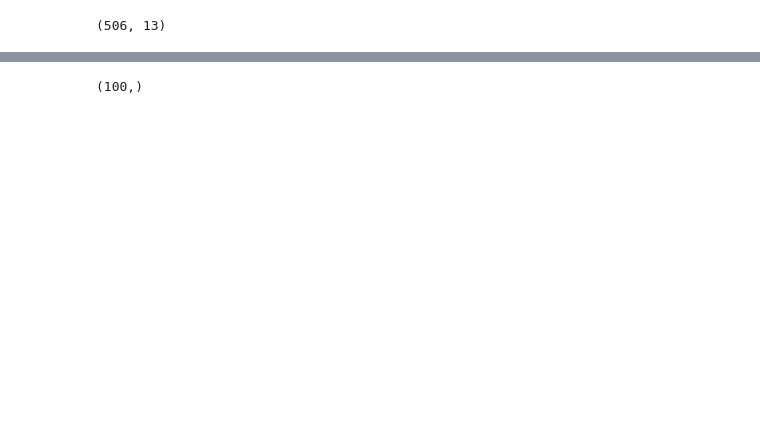
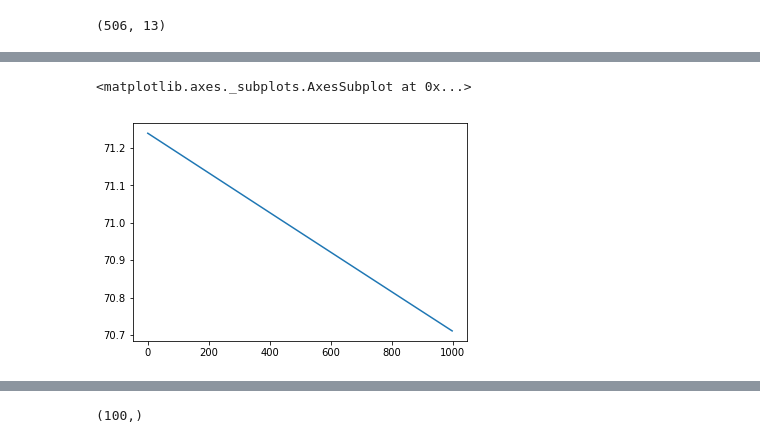
Before and after one commit to nauman-chaudhary/LinearRegression, a Jupyter notebook: MLR-Copy1.ipynb, the cells around one changed output, grey strips where cells are left out. Saved outputs shown, nothing was run; the diff lists cells and outputs as text; code cells hidden in the pictures; blank space fills up the shorter version.

```diff
--- a/MLR-Copy1.ipynb
+++ b/MLR-Copy1.ipynb
@@ -123,3 +120,9 @@ sns.lineplot(x=range(100),y=grads[:100])
+# %%
+
+sns.lineplot(x=range(len(grads[-1000:-1])),y=grads[-1000:-1])
+# %% [output]
+<matplotlib.axes._subplots.AxesSubplot at 0x...>
+[figure, added]
 # %%
 feature = 12
 plt.figure(figsize=(20,10))
```
Also changed, not shown: parts of 12 cells of this notebook.
